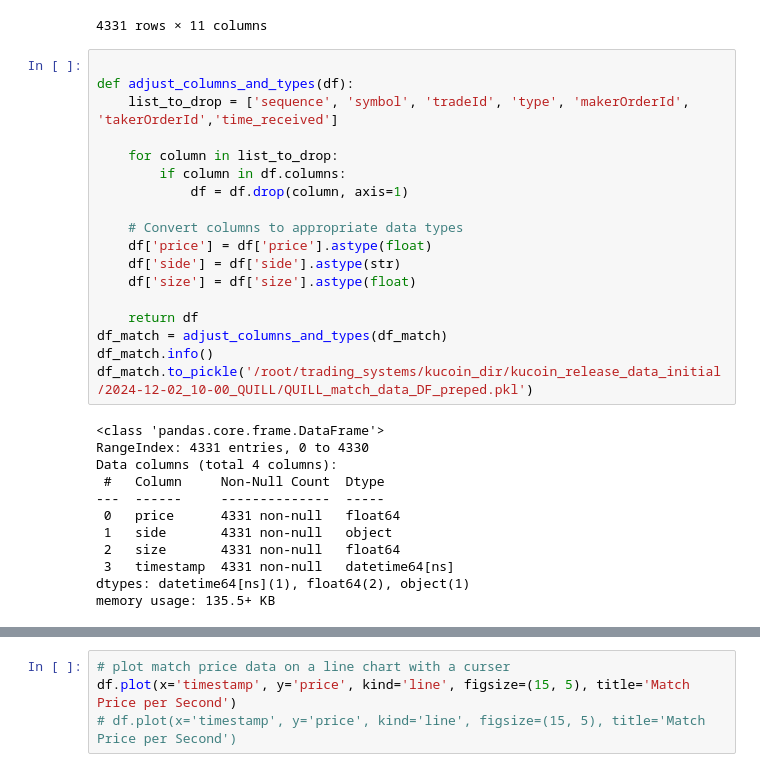
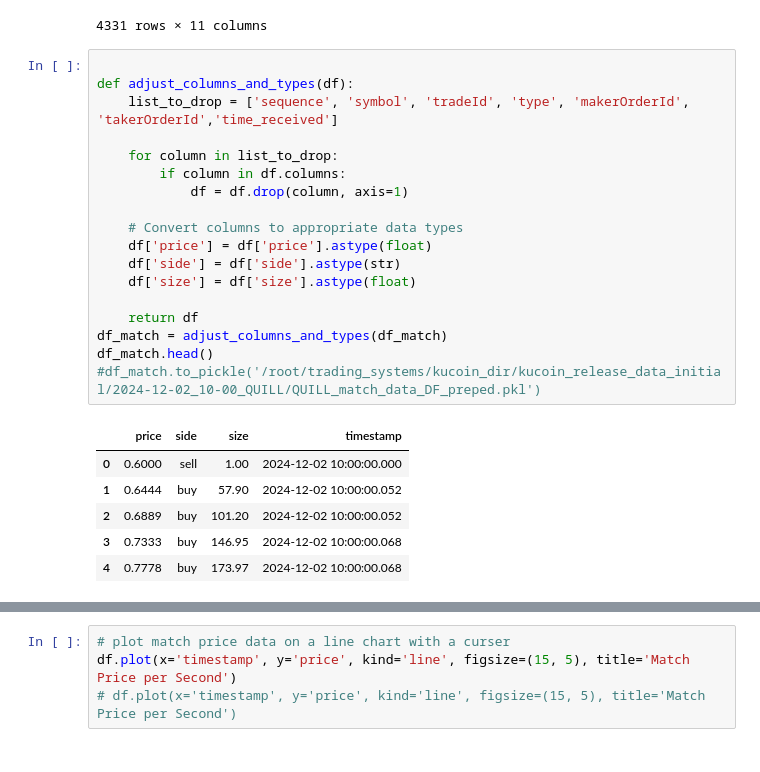
Before and after one commit to gigishub/trading_singapore_digitalocean, a Jupyter notebook: kucoin_dir/analysing_data/analyse_match.ipynb, the cells around one changed output, grey strips where cells are left out. Cells and saved outputs as stored; diff of their text form.

```diff
--- a/kucoin_dir/analysing_data/analyse_match.ipynb
+++ b/kucoin_dir/analysing_data/analyse_match.ipynb
@@ -91,33 +91,28 @@ df_match
 # %%
 
 def adjust_columns_and_types(df):
     list_to_drop = ['sequence', 'symbol', 'tradeId', 'type', 'makerOrderId', 'takerOrderId','time_received']
 
     for column in list_to_drop:
         if column in df.columns:
             df = df.drop(column, axis=1)
 
     # Convert columns to appropriate data types
     df['price'] = df['price'].astype(float)
     df['side'] = df['side'].astype(str)
     df['size'] = df['size'].astype(float)
 
     return df
 df_match = adjust_columns_and_types(df_match)
-df_match.info()
-df_match.to_pickle('/root/trading_systems/kucoin_dir/kucoin_release_data_initial/2024-12-02_10-00_QUILL/QUILL_match_data_DF_preped.pkl')
+df_match.head()
+#df_match.to_pickle('/root/trading_systems/kucoin_dir/kucoin_release_data_initial/2024-12-02_10-00_QUILL/QUILL_match_data_DF_preped.pkl')
 # %% [output]
-<class 'pandas.core.frame.DataFrame'>
-RangeIndex: 4331 entries, 0 to 4330
-Data columns (total 4 columns):
- #   Column     Non-Null Count  Dtype
----  ------     --------------  -----
- 0   price      4331 non-null   float64
- 1   side       4331 non-null   object
- 2   size       4331 non-null   float64
- 3   timestamp  4331 non-null   datetime64[ns]
-dtypes: datetime64[ns](1), float64(2), object(1)
-memory usage: 135.5+ KB
+|  | price | side | size | timestamp |
+| 0 | 0.6000 | sell | 1.00 | 2024-12-02 10:00:00.000 |
+| 1 | 0.6444 | buy | 57.90 | 2024-12-02 10:00:00.052 |
+| 2 | 0.6889 | buy | 101.20 | 2024-12-02 10:00:00.052 |
+| 3 | 0.7333 | buy | 146.95 | 2024-12-02 10:00:00.068 |
+| 4 | 0.7778 | buy | 173.97 | 2024-12-02 10:00:00.068 |
 # %%
 import pandas as pd
 import numpy as np
```
Also changed, not shown: parts of 5 cells of this notebook, 37 other files.
